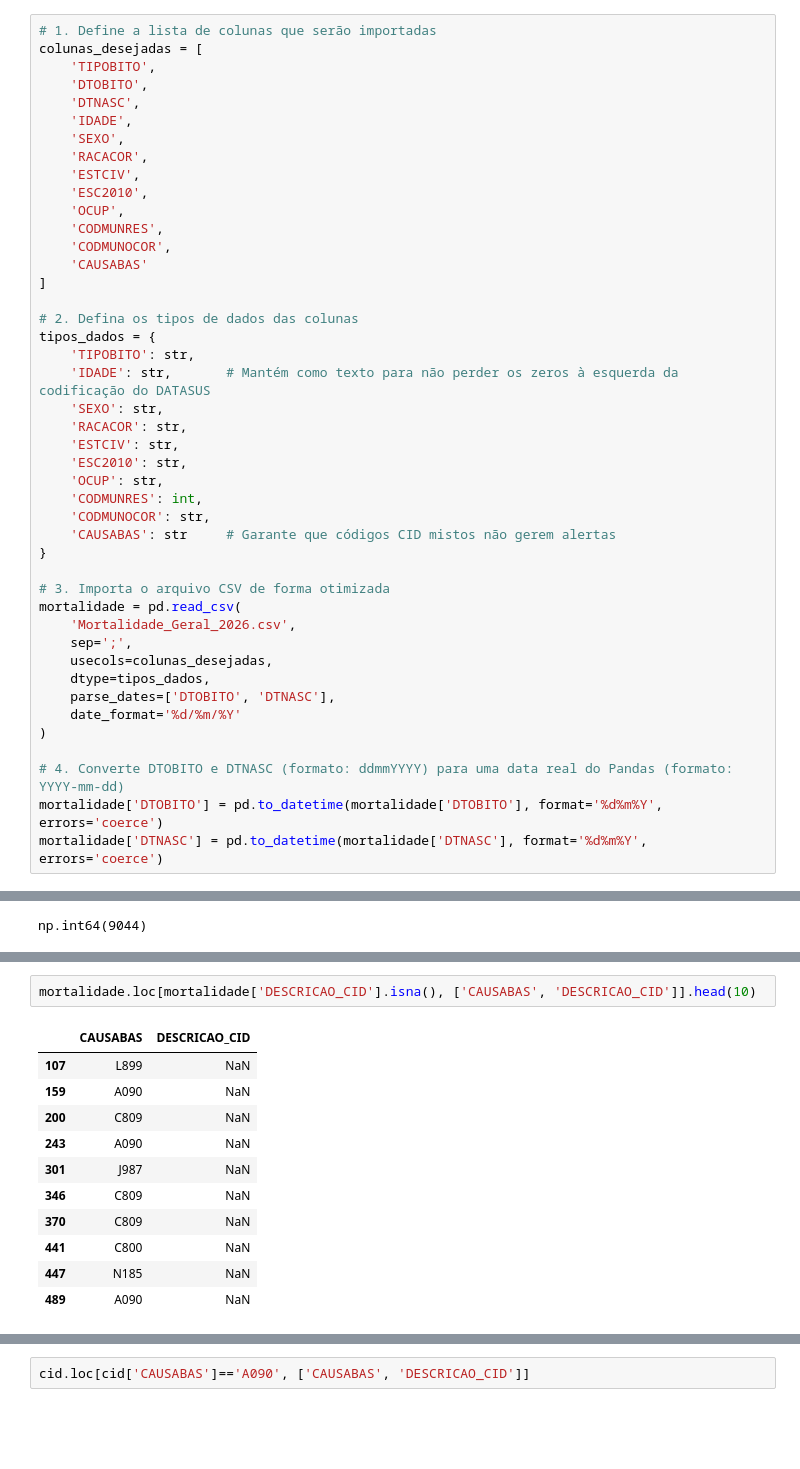
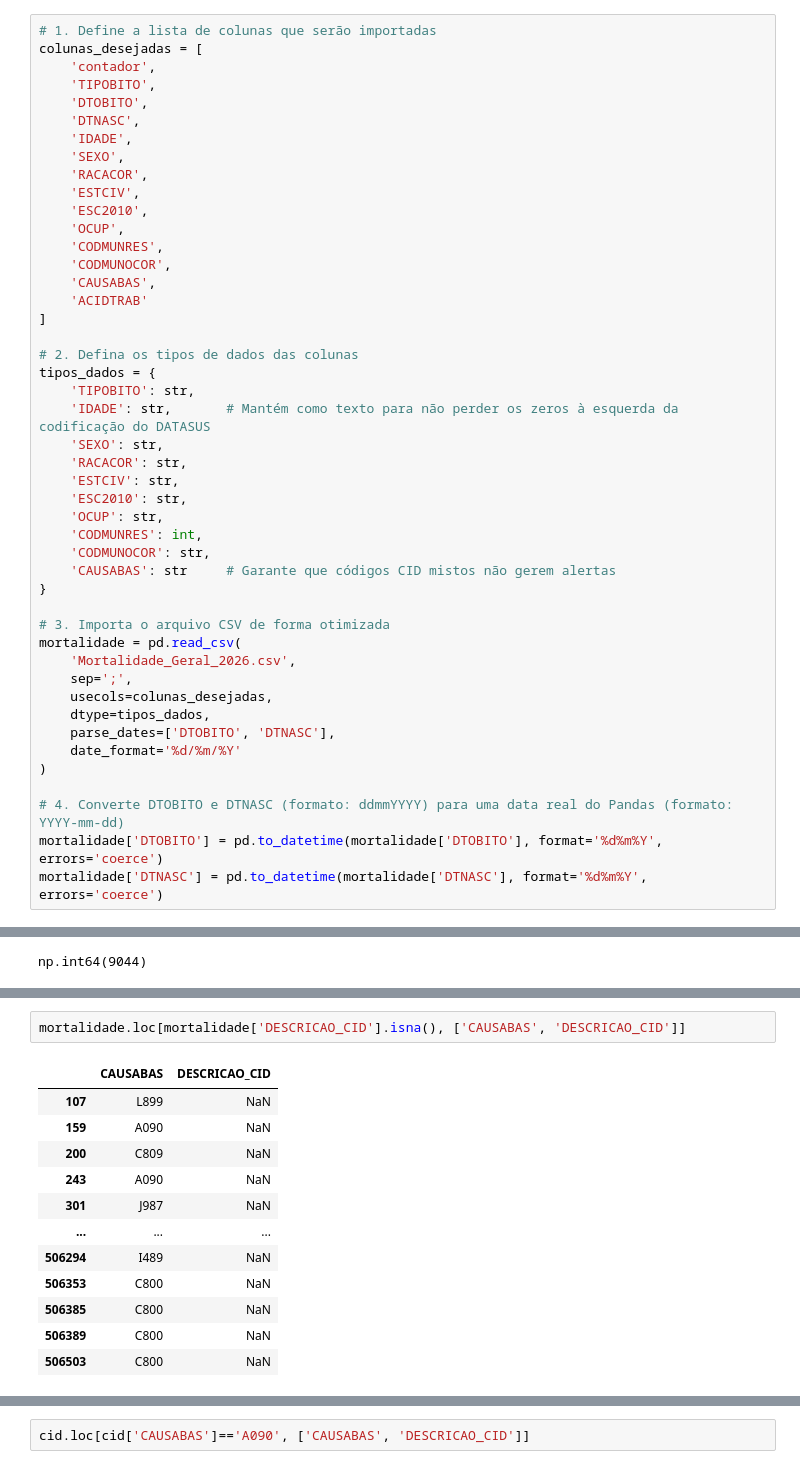
Before and after one commit to MatheusCabizuca/PROJETO_ADA_MODULO_1, a Jupyter notebook: Teste-Projeto.ipynb, the cells around one changed output, grey strips where cells are left out. Cells and saved outputs as stored; diff of their text form; blank space fills up the shorter version.

Commit message:
inclusão de dados de acidentes de trabalho e descricao das colunas

```diff
--- a/Teste-Projeto.ipynb
+++ b/Teste-Projeto.ipynb
@@ -4,6 +11,7 @@ import numpy as np
 # %%
 # 1. Define a lista de colunas que serão importadas
 colunas_desejadas = [
+    'contador',
     'TIPOBITO',
     'DTOBITO',
     'DTNASC',
@@ -15,7 +23,8 @@ colunas_desejadas = [
     'OCUP',
     'CODMUNRES',
     'CODMUNOCOR',
-    'CAUSABAS'
+    'CAUSABAS',
+    'ACIDTRAB'
 ]
 
 # 2. Defina os tipos de dados das colunas
@@ -185,14 +198,15 @@ np.int64(9044)
 # %%
-mortalidade.loc[mortalidade['DESCRICAO_CID'].isna(), ['CAUSABAS', 'DESCRICAO_CID']].head(10)
+mortalidade.loc[mortalidade['DESCRICAO_CID'].isna(), ['CAUSABAS', 'DESCRICAO_CID']]
 # %% [output]
 |  | CAUSABAS | DESCRICAO_CID |
 | 107 | L899 | NaN |
 | 159 | A090 | NaN |
 | 200 | C809 | NaN |
 | 243 | A090 | NaN |
 | 301 | J987 | NaN |
-| 346 | C809 | NaN |
-| 370 | C809 | NaN |
-| 441 | C800 | NaN |
-| 447 | N185 | NaN |
-| 489 | A090 | NaN |
+| ... | ... | ... |
+| 506294 | I489 | NaN |
+| 506353 | C800 | NaN |
+| 506385 | C800 | NaN |
+| 506389 | C800 | NaN |
+| 506503 | C800 | NaN |
```
Also changed, not shown: parts of 20 cells of this notebook.
